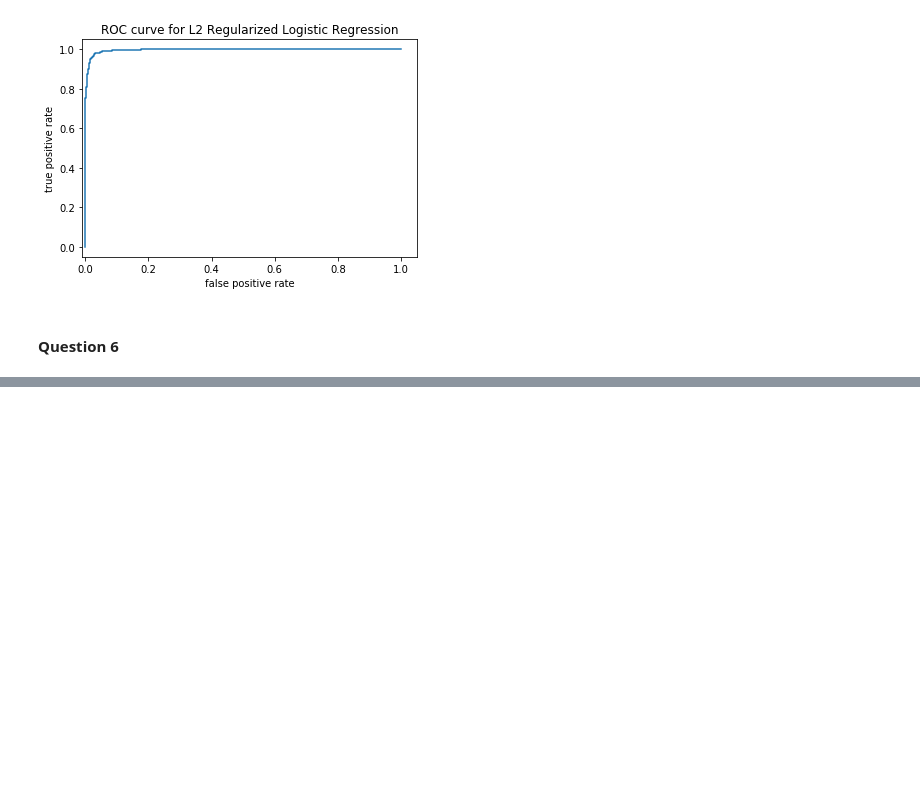
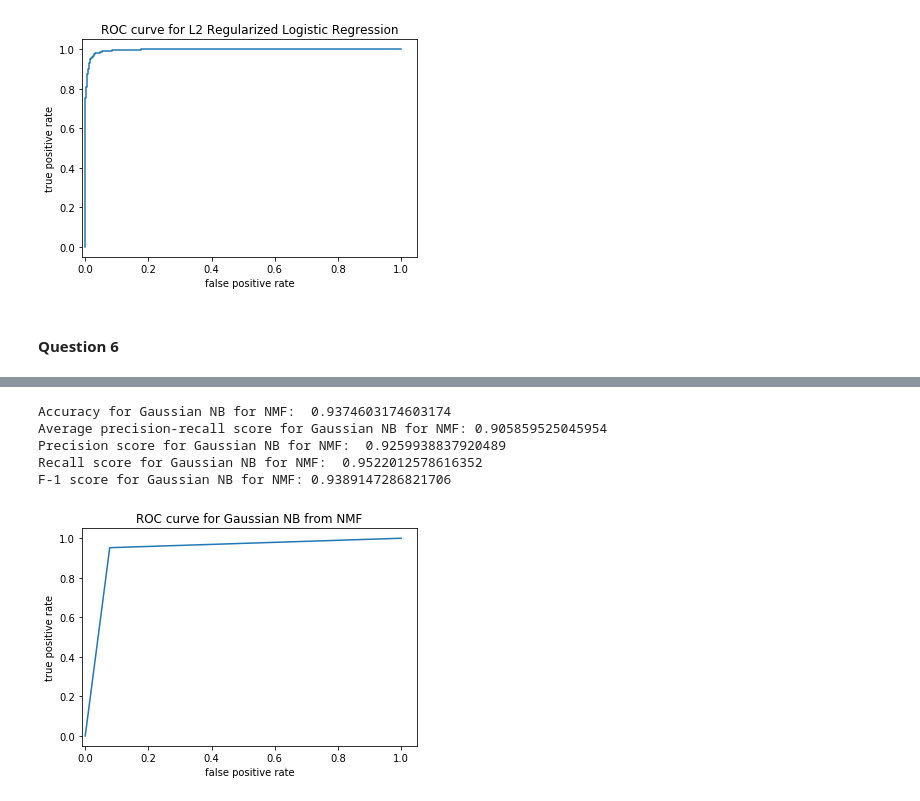
Before and after one commit to 219Winter2019adjz/test, a Jupyter notebook: proj1.ipynb, the cells around one changed output, grey strips where cells are left out. Saved outputs shown, nothing was run; the diff lists cells and outputs as text; code cells hidden in the pictures; blank space fills up the shorter version.

```diff
--- a/proj1.ipynb
+++ b/proj1.ipynb
@@ -442,0 +446,39 @@ Accuracy of NB Gaussian: 0.940952380952381
+# %%
+########################################################################################################################
+# Generate stats for GaussianNB using NMF for reduction
+
+# Define training and testing data sets
+X_train = W_nmf_train_reduced
+y_train = twenty_train_binary_labels
+
+X_test = W_nmf_test_reduced
+y_test = twenty_test_binary_labels
+
+clf = GaussianNB().fit(X_train, twenty_train_binary_labels)
+
+predicted = clf.predict(X_test)
+
+# Display GNB Stats
+print('Accuracy for Gaussian NB for NMF: ', clf.score(X_test, y_test))
+print('Average precision-recall score for Gaussian NB for NMF:', average_precision_score(y_test, predicted))
+print('Precision score for Gaussian NB for NMF: ', precision_score(y_test, predicted))
+print('Recall score for Gaussian NB for NMF: ', recall_score(y_test, predicted))
+print('F-1 score for Gaussian NB for NMF:', f1_score(y_test, predicted))
+
+# GNB ROC Curve
+fpr, tpr, thresholds = roc_curve(y_test, predicted)
+
+plt.figure()
+plt.plot(fpr, tpr)
+plt.title('ROC curve for Gaussian NB from NMF')
+plt.xlabel('false positive rate')
+plt.ylabel('true positive rate')
+plt.xlim(left=-0.01)
+plt.show()
+# %% [output]
+Accuracy for Gaussian NB for NMF:  0.9374603174603174
+Average precision-recall score for Gaussian NB for NMF: 0.905859525045954
+Precision score for Gaussian NB for NMF:  0.9259938837920489
+Recall score for Gaussian NB for NMF:  0.9522012578616352
+F-1 score for Gaussian NB for NMF: 0.9389147286821706
+[figure, added]
```
Also changed, not shown: parts of 10 cells of this notebook.
